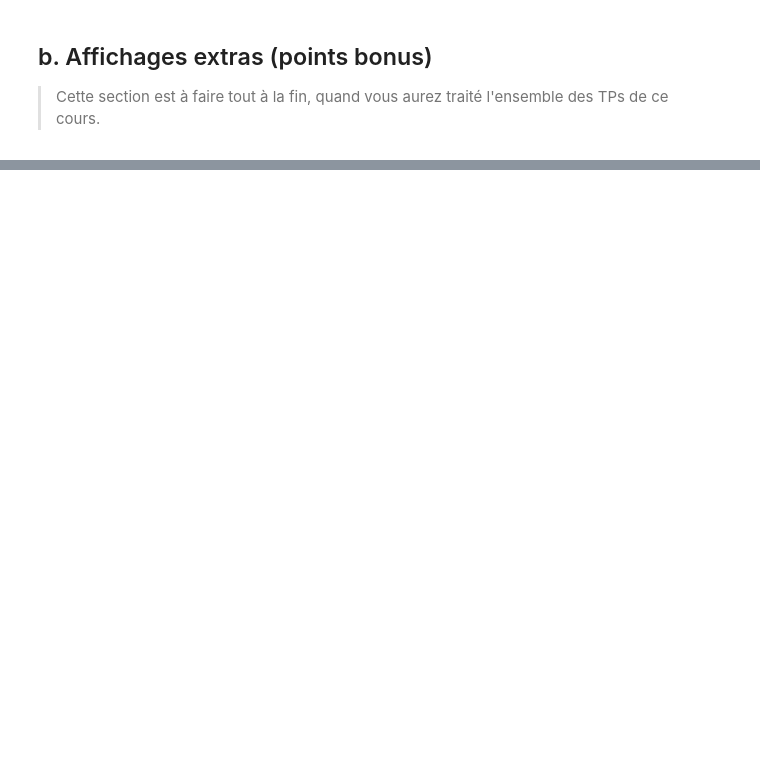
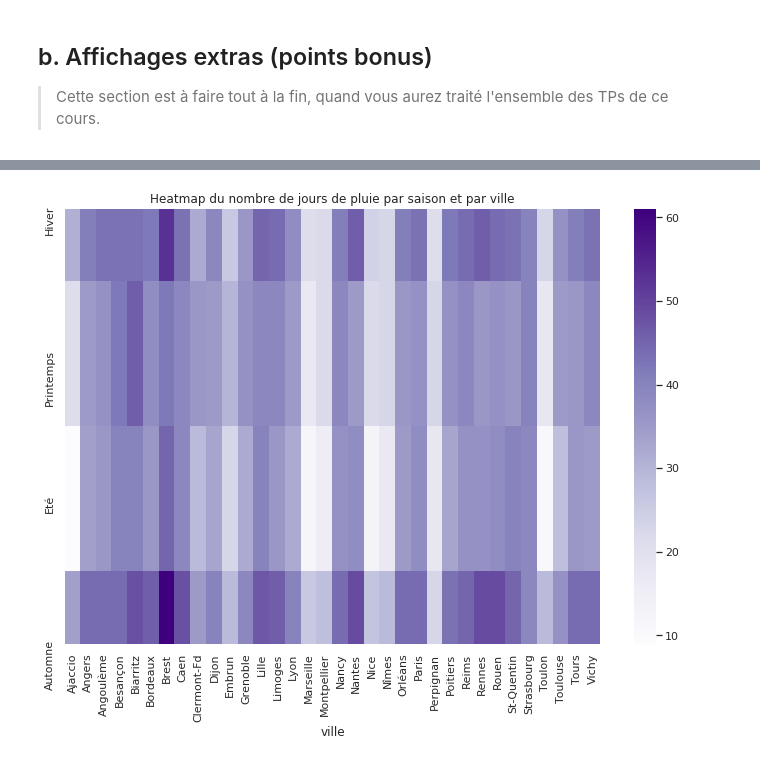
Before and after one commit to campusplage/compte-rendus-bobo_florian__seck_omar, a Jupyter notebook: TP1_pandas.ipynb, the cells around one changed output, grey strips where cells are left out. Drawn from its saved outputs; the diff is of its cells as text; code cells hidden in the pictures; blank space fills up the shorter version.

```diff
--- a/TP1_pandas.ipynb
+++ b/TP1_pandas.ipynb
@@ -529,3 +533,36 @@ Réalisez toute sorte d'affichage sur ces données que vous pourriez trouver jol
 Ci-dessous, un exemple, mais soyez créatifs !!
 
 ![image.png](embedded-picture-1)
+# %%
+# Il serait intéressant de voir les précipitations et les jours de pluis par saisons :
+# On tronque les dates pour avoir des mois pleins :
+# Hiver = Janvier , Fevrier , Mars
+# Printemps =Avril mai Juin
+# Eté = Juillet Aout Septembre
+# Automne = Octobre ,Novembre , Décembre
+#On crée d'abord la dataframe des précipitations
+data_saison_précipitations = pandas.DataFrame( index=data.index)
+data_saison_précipitations['Hiver']=data['Précipitations'][['Janvier','Février','Mars']].sum(axis=1) # On somme les mois d'hiver
+data_saison_précipitations['Printemps']=data['Précipitations'][['Avril','Mai','Juin']].sum(axis=1) # on somme les mois de printemps
+data_saison_précipitations['Eté']=data['Précipitations'][['Juillet','Août','Septembre']].sum(axis=1) # on somme les mois d'été
+data_saison_précipitations['Automne']=data['Précipitations'][['Octobre','Novembre','Décembre']].sum(axis=1) # on somme les mois d'automne
+
+
+# On crée la dataframe des jours de pluie
+data_saison_pluie = pandas.DataFrame( index=data.index)
+data_saison_pluie['Hiver']=data['Jours de pluie'][['Janvier','Février','Mars']].sum(axis=1) # On somme les mois d'hiver
+data_saison_pluie['Printemps']=data['Jours de pluie'][['Avril','Mai','Juin']].sum(axis=1) # on somme les mois de printemps
+data_saison_pluie['Eté']=data['Jours de pluie'][['Juillet','Août','Septembre']].sum(axis=1) # on somme les mois d'été
+data_saison_pluie['Automne']=data['Jours de pluie'][['Octobre','Novembre','Décembre']].sum(axis=1) # on somme les mois d'automne
+
+# On ajoute au deux jeux de données la variable géographie:
+data_saison_pluie['Géographie']=data['Géographie']
+data_saison_précipitations['Géographie']=data['Géographie']
+# %%
+mtp.rcParams['figure.figsize']=(12,8) # On redimensionne figure à l'aide de  la variable d'environnement figure.figsize de matplotlib
+sns.heatmap(data_saison_pluie[['Hiver','Printemps','Eté','Automne']].transpose() , cmap='Purples') # On affiche la carte de chaleur de la dataframe transposé  , pour une
+# meilleur lisibilité
+plt.title('Heatmap du nombre de jours de pluie par saison et par ville') # On donne un titre
+plt.show()
+# %% [output]
+[figure, added]
```
Also changed, not shown: parts of 10 cells of this notebook.
